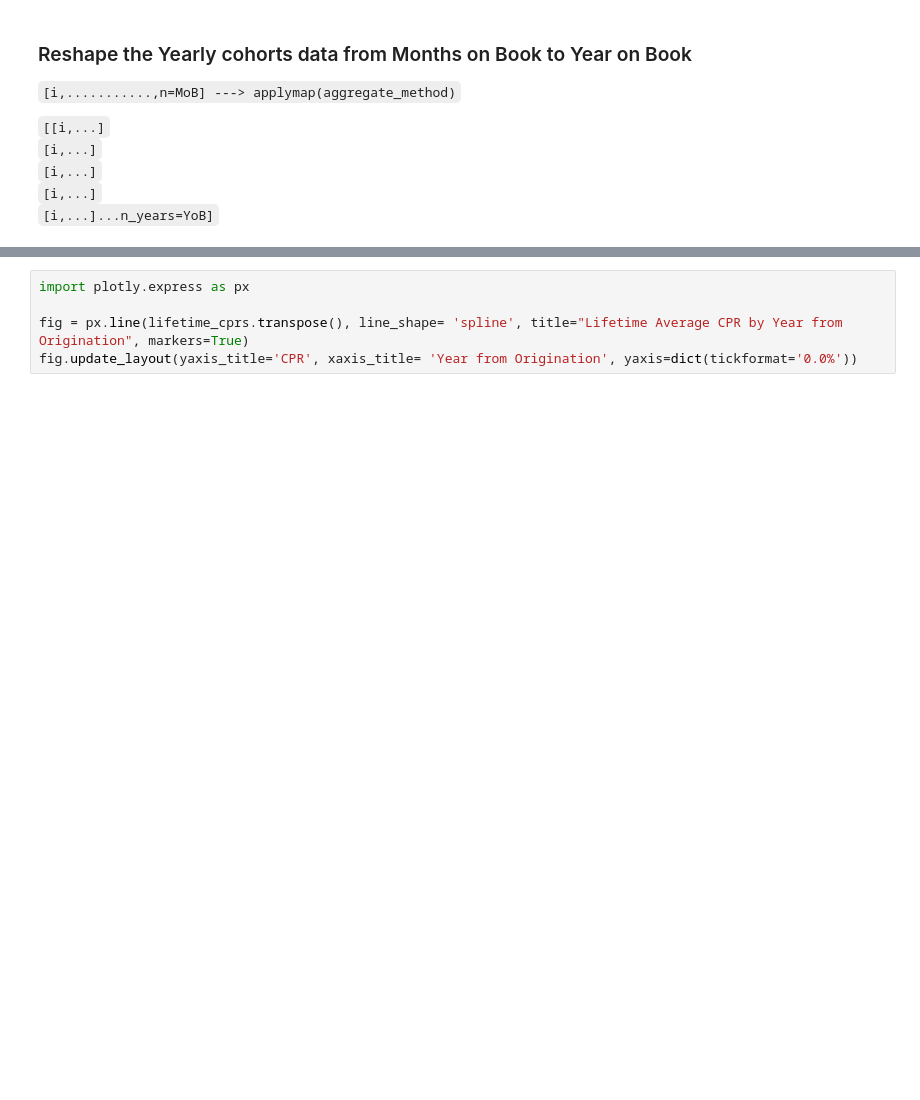
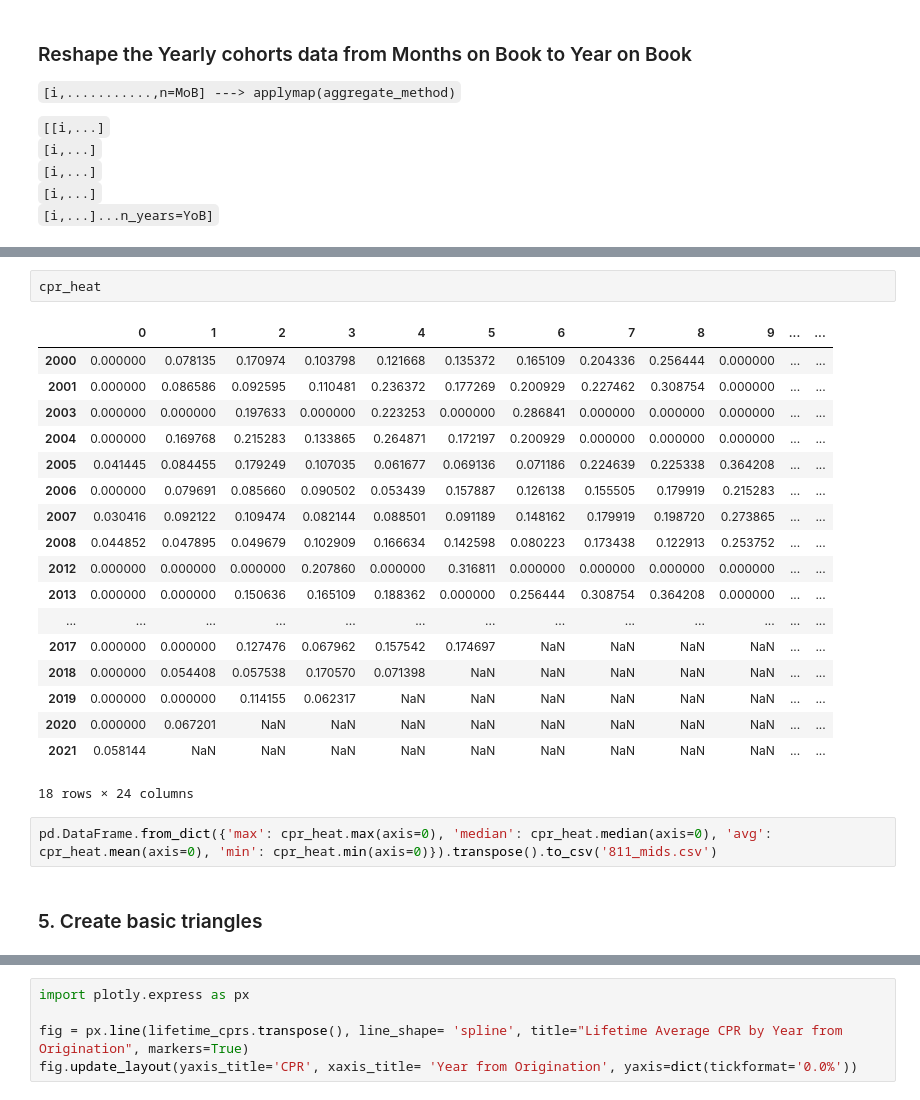
Before and after one commit to laramiedunlap/workstation_transfers, a Jupyter notebook: runthrough/example.ipynb, the cells around one changed output, grey strips where cells are left out. Cells and saved outputs as stored; diff of their text form; blank space fills up the shorter version.

```diff
--- a/runthrough/example.ipynb
+++ b/runthrough/example.ipynb
@@ -136 +186,26 @@ cpr_heat = cpr_heat['cpr']
 cpr_heat = pd.DataFrame.from_dict(cpr_heat, orient='index')
+# %%
+cpr_heat
+# %% [output]
+|  | 0 | 1 | 2 | 3 | 4 | 5 | 6 | 7 | 8 | 9 | ... | ... |
+| 2000 | 0.000000 | 0.078135 | 0.170974 | 0.103798 | 0.121668 | 0.135372 | 0.165109 | 0.204336 | 0.256444 | 0.000000 | ... | ... |
+| 2001 | 0.000000 | 0.086586 | 0.092595 | 0.110481 | 0.236372 | 0.177269 | 0.200929 | 0.227462 | 0.308754 | 0.000000 | ... | ... |
+| 2003 | 0.000000 | 0.000000 | 0.197633 | 0.000000 | 0.223253 | 0.000000 | 0.286841 | 0.000000 | 0.000000 | 0.000000 | ... | ... |
+| 2004 | 0.000000 | 0.169768 | 0.215283 | 0.133865 | 0.264871 | 0.172197 | 0.200929 | 0.000000 | 0.000000 | 0.000000 | ... | ... |
+| 2005 | 0.041445 | 0.084455 | 0.179249 | 0.107035 | 0.061677 | 0.069136 | 0.071186 | 0.224639 | 0.225338 | 0.364208 | ... | ... |
+| 2006 | 0.000000 | 0.079691 | 0.085660 | 0.090502 | 0.053439 | 0.157887 | 0.126138 | 0.155505 | 0.179919 | 0.215283 | ... | ... |
+| 2007 | 0.030416 | 0.092122 | 0.109474 | 0.082144 | 0.088501 | 0.091189 | 0.148162 | 0.179919 | 0.198720 | 0.273865 | ... | ... |
+| 2008 | 0.044852 | 0.047895 | 0.049679 | 0.102909 | 0.166634 | 0.142598 | 0.080223 | 0.173438 | 0.122913 | 0.253752 | ... | ... |
+| 2012 | 0.000000 | 0.000000 | 0.000000 | 0.207860 | 0.000000 | 0.316811 | 0.000000 | 0.000000 | 0.000000 | 0.000000 | ... | ... |
+| 2013 | 0.000000 | 0.000000 | 0.150636 | 0.165109 | 0.188362 | 0.000000 | 0.256444 | 0.308754 | 0.364208 | 0.000000 | ... | ... |
+| ... | ... | ... | ... | ... | ... | ... | ... | ... | ... | ... | ... | ... |
+| 2017 | 0.000000 | 0.000000 | 0.127476 | 0.067962 | 0.157542 | 0.174697 | NaN | NaN | NaN | NaN | ... | ... |
+| 2018 | 0.000000 | 0.054408 | 0.057538 | 0.170570 | 0.071398 | NaN | NaN | NaN | NaN | NaN | ... | ... |
+| 2019 | 0.000000 | 0.000000 | 0.114155 | 0.062317 | NaN | NaN | NaN | NaN | NaN | NaN | ... | ... |
+| 2020 | 0.000000 | 0.067201 | NaN | NaN | NaN | NaN | NaN | NaN | NaN | NaN | ... | ... |
+| 2021 | 0.058144 | NaN | NaN | NaN | NaN | NaN | NaN | NaN | NaN | NaN | ... | ... |
+18 rows × 24 columns
+# %%
+pd.DataFrame.from_dict({'max': cpr_heat.max(axis=0), 'median': cpr_heat.median(axis=0), 'avg': cpr_heat.mean(axis=0), 'min': cpr_heat.min(axis=0)}).transpose().to_csv('811_mids.csv')
+# %% [markdown]
+### 5. Create basic triangles
```
Also changed, not shown: parts of 16 cells of this notebook, 17 other files.
